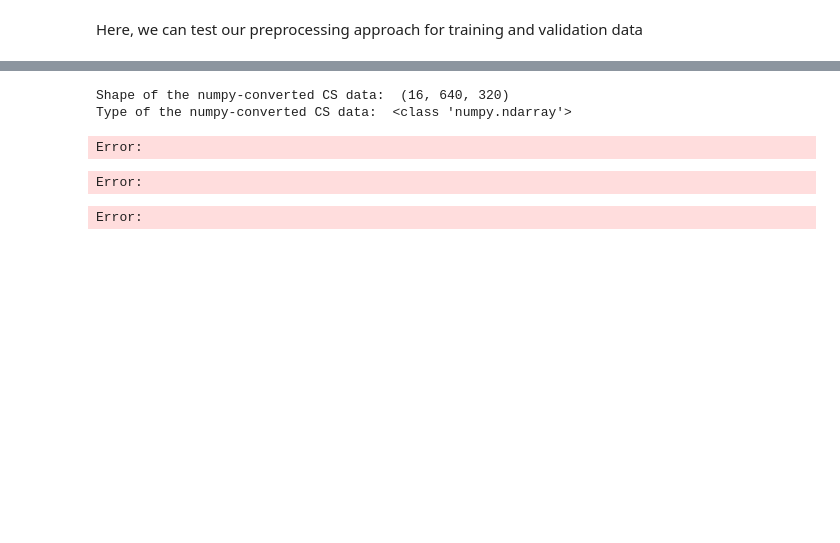
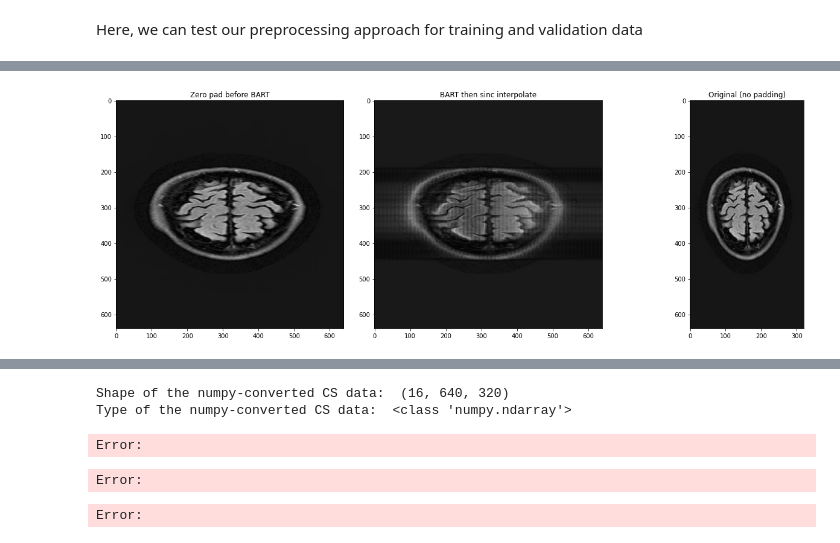
Before and after one commit to AlexSlock/fastMRI-hybrid-modelling, a Jupyter notebook: CSUNet/PreprocessingCode/preprocessing_tests.ipynb, the cells around one changed output, grey strips where cells are left out. Cells and saved outputs as stored; diff of their text form; code cells hidden in the pictures; blank space fills up the shorter version.

Commit message:
preprocessing tests (zero-filling)

```diff
--- a/CSUNet/PreprocessingCode/preprocessing_tests.ipynb
+++ b/CSUNet/PreprocessingCode/preprocessing_tests.ipynb
@@ -271,0 +225,4 @@ Error:
+# %%
+# Select a file and save in hf
+file_name = 'file_brain_AXFLAIR_200_6002425.h5'
+hf = h5py.File(os.path.join(train_path, file_name), 'r')
@@ -271,0 +231,7 @@ Error:
+# %%
+# Get k-space
+from fastmri.data import transforms as T
+
+kspace = hf['kspace'][()]
+print("Shape of the raw kspace: ", str(np.shape(kspace)))
+print("Datatype of the raw kspace: ", str(type(kspace)))
@@ -271,0 +509,16 @@ Error:
+# %%
+# Method 3: Original reconstruction (no zero padding)
+print("\nMethod 3: Original reconstruction (no zero padding)")
+start_time = time.time()
+
+# Get the middle slice (same as before)
+middle_slice_kspace = masked_kspace[middle_slice_idx, :, :, :]
+middle_slice_kspace_ACS = masked_kspace_ACS[middle_slice_idx, :, :, :]
+
+# Estimate sensitivity maps and perform CS directly on original data
+S_original = estimate_sensitivity_maps(middle_slice_kspace_ACS)
+cs_result_method3 = CS(middle_slice_kspace, S_original)
+
+method3_time = time.time() - start_time
+print(f"Method 3 execution time: {method3_time:.4f} seconds")
+print(f"Method 3 output shape: {cs_result_method3.shape}")
@@ -271,0 +582,20 @@ Error:
+# %%
+# Plot all three methods for comparison
+fig, axs = plt.subplots(1, 3, figsize=(18, 6))
+titles = ["Zero pad before BART", "BART then sinc interpolate", "Original (no padding)"]
+
+axs[0].imshow(cs_result_method1, cmap='gray')
+axs[0].set_title(titles[0])
+
+axs[1].imshow(cs_result_method2, cmap='gray')
+axs[1].set_title(titles[1])
+
+axs[2].imshow(cs_result_method3, cmap='gray')
+axs[2].set_title(titles[2])
+
+plt.tight_layout()
+plt.show()
+
+# !!plots are wrong, need to account for real matrices before zero-padding to not get a stretched image!
+# %% [output]
+[figure, added]
```
Also changed, not shown: parts of 53 cells of this notebook, 3 other files.
